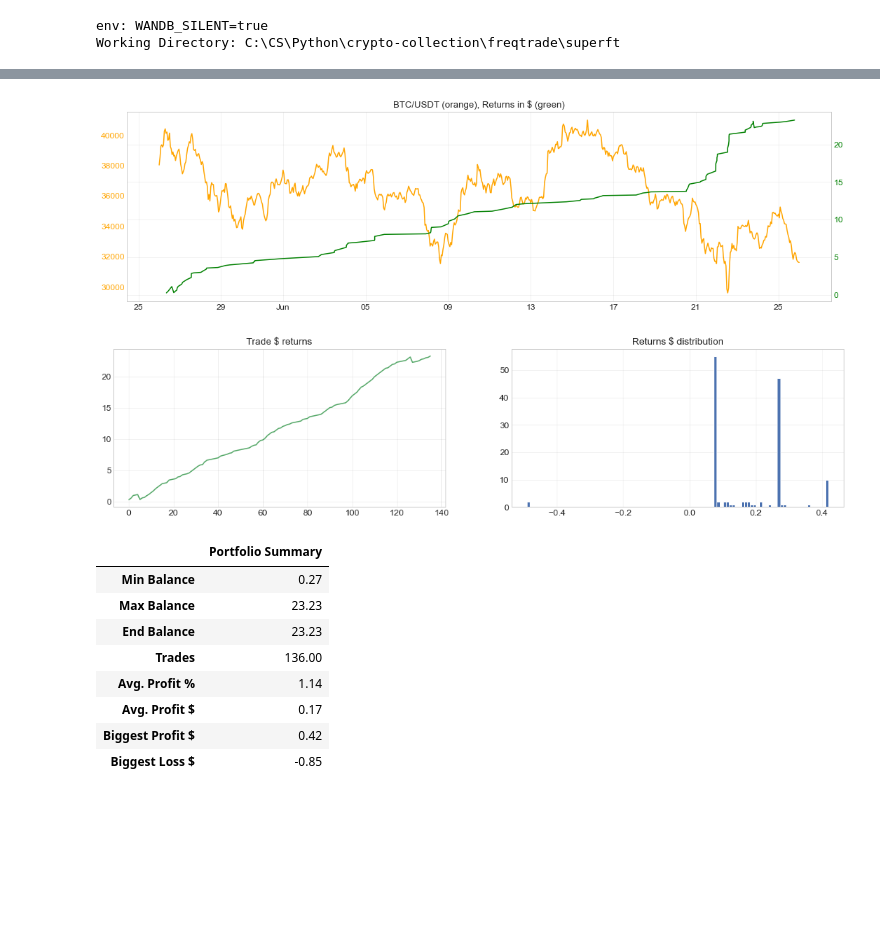
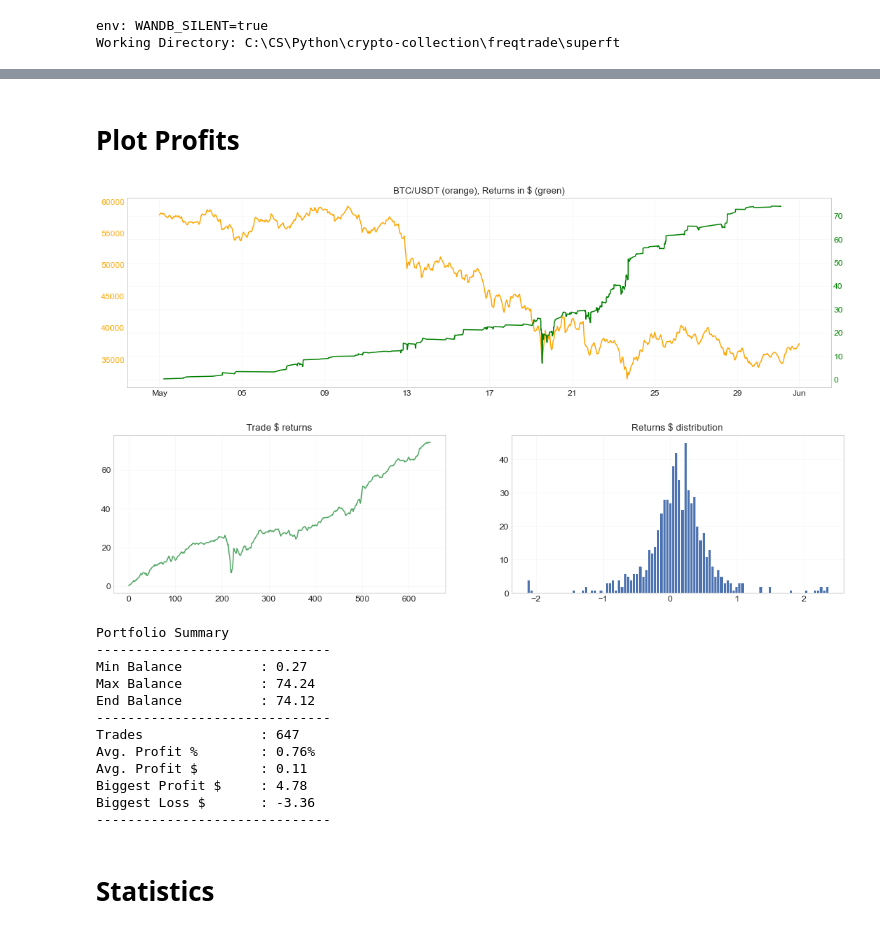
Before and after one commit to webclinic017/superft, a Jupyter notebook: notebooks/BT Local.ipynb, the cells around one changed output, grey strips where cells are left out. Saved outputs shown, nothing was run; the diff lists cells and outputs as text; code cells hidden in the pictures; blank space fills up the shorter version.

```diff
--- a/notebooks/BT Local.ipynb
+++ b/notebooks/BT Local.ipynb
@@ -42,15 +65,10 @@ Working Directory: C:\CS\Python\crypto-collection\freqtrade\superft
 # %%
-LOCAL_PRESET_NAME = "nfi"
-TIMERANGE = "20210501-20210503"
+preset = LocalPreset(
+    path_local_preset=PATH_PRESETS / "nfi",
+    timerange="20210501-20210503",
+    path_data=PATH_DATA,
+)
 
-PATH_LOCAL_PRESET = PATH_MOUNT / "presets" / LOCAL_PRESET_NAME
-PATH_LOCAL_DATADIR = PATH_MOUNT / "data"
-
-preset = LocalPreset(
-    path_local_preset=PATH_LOCAL_PRESET,
-    path_data=PATH_LOCAL_DATADIR,
-    timerange=TIMERANGE
-)
 # NOTE: Optional!
 # preset.overwrite_config(pairs=PAIRS_BLVT_DOWN)
 
@@ -78,22 +79,29 @@ ZeroDivisionError: division by zero
+# %% [markdown]
+# Plot Profits
 # %%
 plotting.plot_profits(
     trades,
-    start = "2021-05-26",
-    end = "2021-06-26",
+    start = "2021-05-01",
+    end = "2021-06-01",
     path_mount = PATH_MOUNT
 )
 # %% [output]
-[figure, old version]
+[figure, new version]
-[figure, old version]
+[figure, new version]
-|  | Portfolio Summary |
-| Min Balance | 0.27 |
-| Max Balance | 23.23 |
-| End Balance | 23.23 |
-| Trades | 136.00 |
-| Avg. Profit % | 1.14 |
-| Avg. Profit $ | 0.17 |
-| Biggest Profit $ | 0.42 |
-| Biggest Loss $ | -0.85 |
+Portfolio Summary
+------------------------------
+Min Balance          : 0.27
+Max Balance          : 74.24
+End Balance          : 74.12
+------------------------------
+Trades               : 647
+Avg. Profit %        : 0.76%
+Avg. Profit $        : 0.11
+Biggest Profit $     : 4.78
+Biggest Loss $       : -3.36
+------------------------------
+# %% [markdown]
+# Statistics
 # %%
 def process_result_dataframe(result_df):
     result_df = result_df.drop(columns=["profit_mean", "profit_total", "profit_sum"])
```
Also changed, not shown: parts of 5 cells of this notebook, 33 other files.
